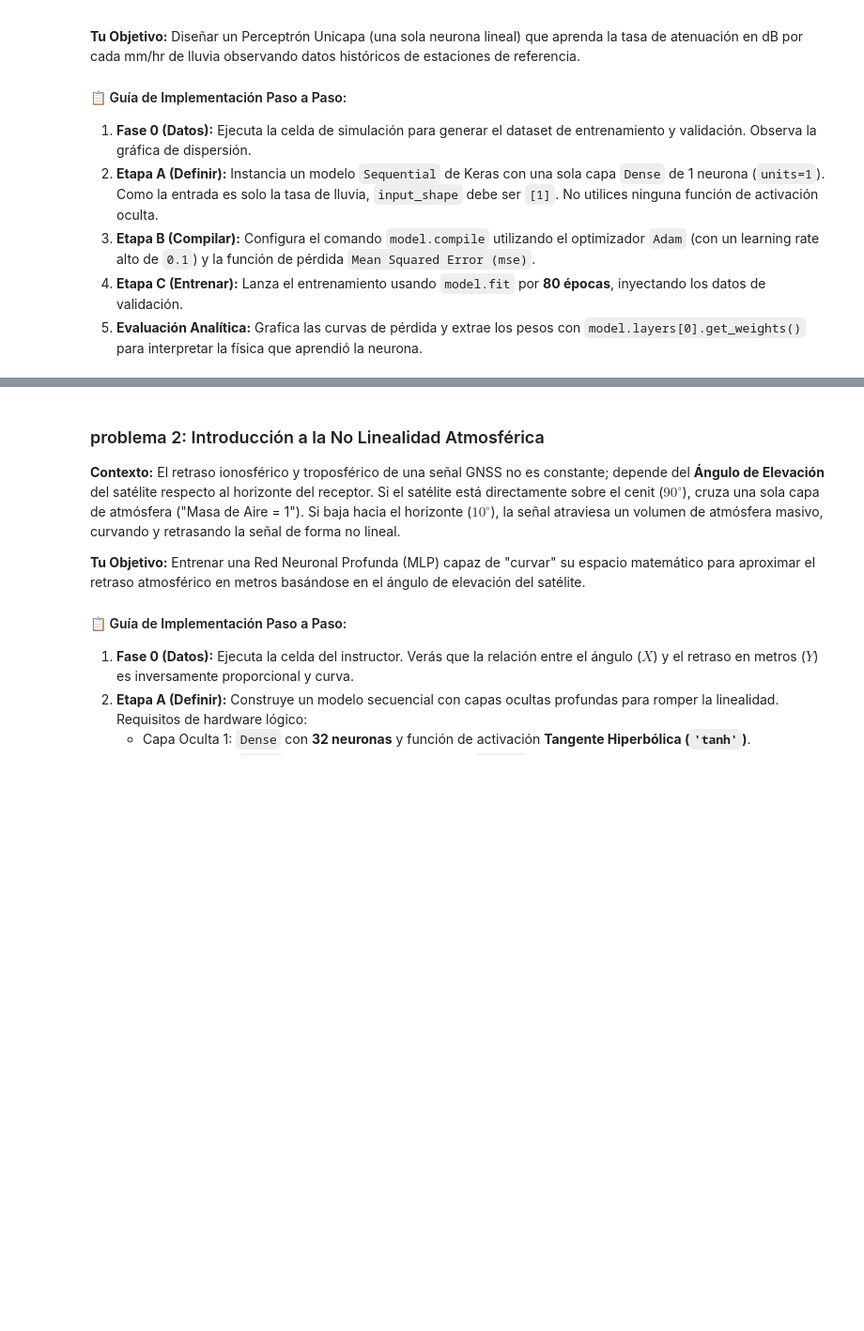
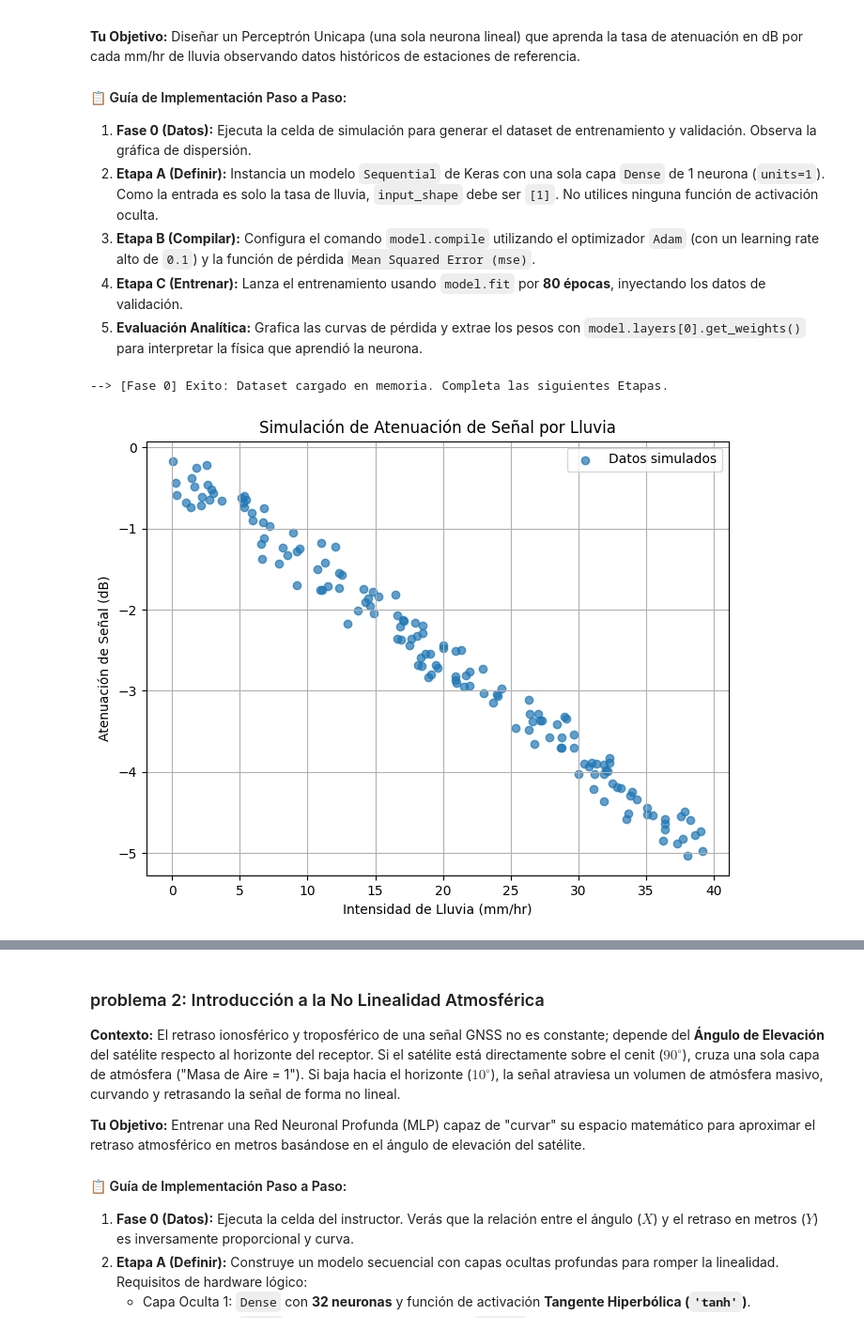
Before and after one commit to hmartinez00/introduccion_nn_python, a Jupyter notebook: notebooks/solutions/sesion1_solutions/practicas_gnss.ipynb, the cells around one changed output, grey strips where cells are left out. Shown at 94% size. Drawn from its saved outputs; the diff is of its cells as text; code cells hidden in the pictures; blank space fills up the shorter version.

```diff
--- a/notebooks/solutions/sesion1_solutions/practicas_gnss.ipynb
+++ b/notebooks/solutions/sesion1_solutions/practicas_gnss.ipynb
@@ -38,24 +38,37 @@ Cada sección cuenta con una introducción teórica y un bloque de **Fase 0** pr
 # %%
 
 # =====================================================================
 # FASE 0: SIMULACIÓN DE TELEMETRÍA METEOROLÓGICA GNSS
 # =====================================================================
 import numpy as np
 import matplotlib.pyplot as plt
 import tensorflow as tf
 from tensorflow import keras
 
 np.random.seed(7)
 
 # Simulación de intensidad de lluvia (mm/hr)
 X_lluvia = np.random.uniform(0.0, 40.0, 150)
 # Física real: -0.12 dB por mm/hr de lluvia + un sesgo base de -0.2 dB por pérdidas estáticas
 ruido = np.random.normal(0, 0.2, 150)
 Y_atenuacion = (-0.12 * X_lluvia) - 0.2 + ruido
 
 # Segmentación de conjuntos (80% Train, 20% Val)
 X_train_p1, X_val_p1 = X_lluvia[:120], X_lluvia[120:]
 Y_train_p1, Y_val_p1 = Y_atenuacion[:120], Y_atenuacion[120:]
 
 print("--> [Fase 0] Exito: Dataset cargado en memoria. Completa las siguientes Etapas.")
+
+# Graficar los datos simulados
+plt.figure(figsize=(8, 6))
+plt.scatter(X_lluvia, Y_atenuacion, label='Datos simulados', alpha=0.7)
+plt.xlabel('Intensidad de Lluvia (mm/hr)')
+plt.ylabel('Atenuación de Señal (dB)')
+plt.title('Simulación de Atenuación de Señal por Lluvia')
+plt.grid(True)
+plt.legend()
+plt.show()
+# %% [output]
+--> [Fase 0] Exito: Dataset cargado en memoria. Completa las siguientes Etapas.
+[figure, added]
 # %%
```
Also changed, not shown: parts of 11 cells of this notebook.
